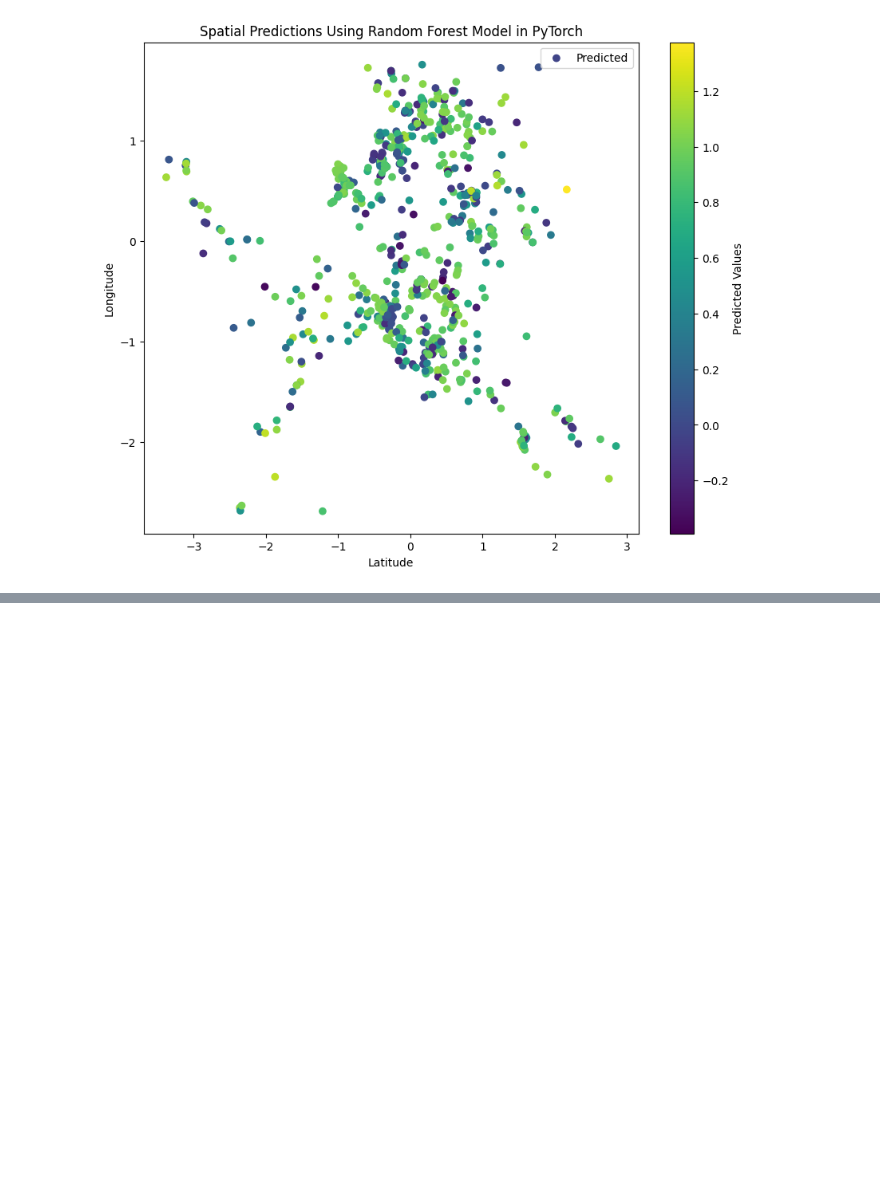
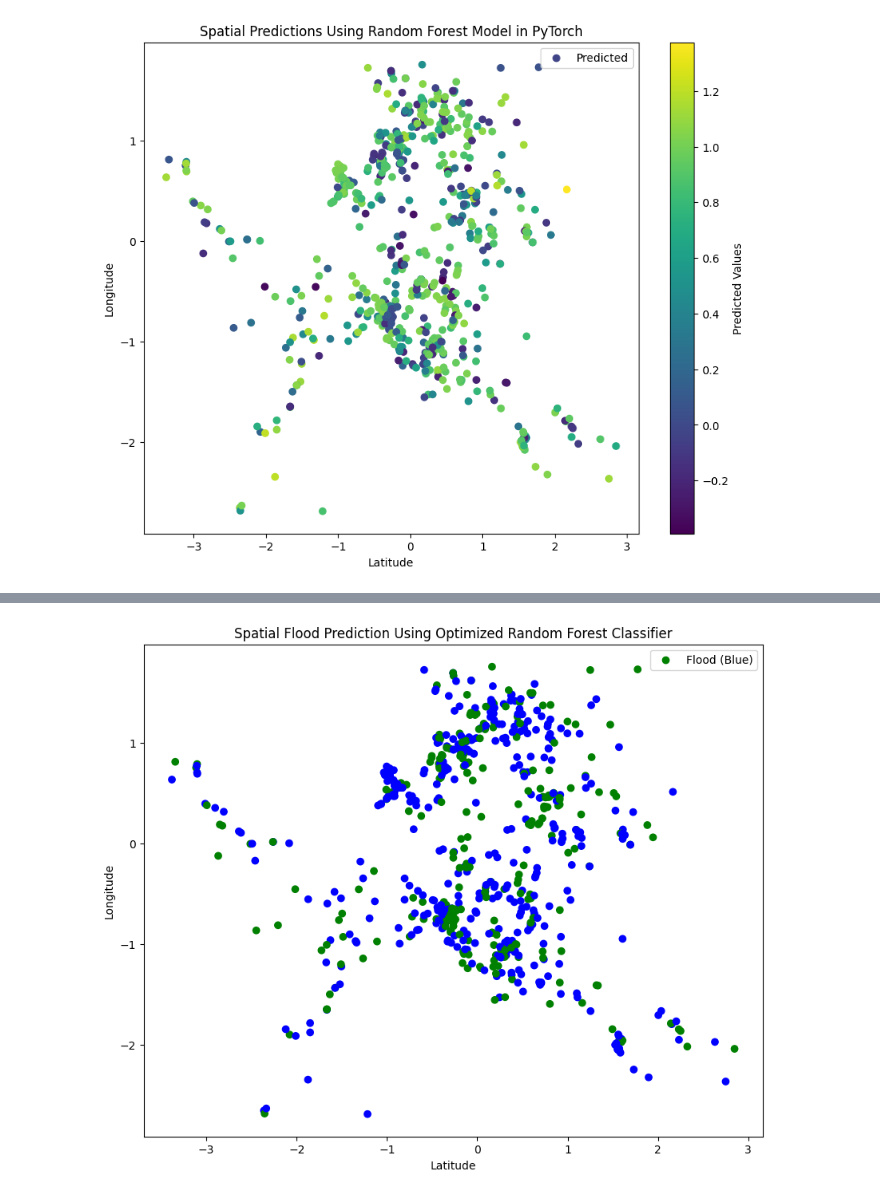
Before and after one commit to Nick-Miras/JeepneyRerouting, a Jupyter notebook: notebooks/spatial_random_forest.ipynb, the cells around one changed output, grey strips where cells are left out. Cells and saved outputs as stored; diff of their text form; code cells hidden in the pictures; blank space fills up the shorter version.

```diff
--- a/notebooks/spatial_random_forest.ipynb
+++ b/notebooks/spatial_random_forest.ipynb
@@ -212,0 +411,12 @@ plt.show()
+# %%
+# Visualization of Spatial Predictions
+colors = np.where(rf_predictions == 1, 'blue', 'green')
+plt.figure(figsize=(10, 8))
+plt.scatter(X_test[:, 0], X_test[:, 1], c=colors, marker='o', label='Predicted Flood')
+plt.xlabel('Latitude')
+plt.ylabel('Longitude')
+plt.title('Spatial Flood Prediction Using Optimized Random Forest Classifier')
+plt.legend(['Flood (Blue)', 'No Flood (Green)'])
+plt.show()
+# %% [output]
+[figure, added]
```
Also changed, not shown: parts of 15 cells of this notebook.
